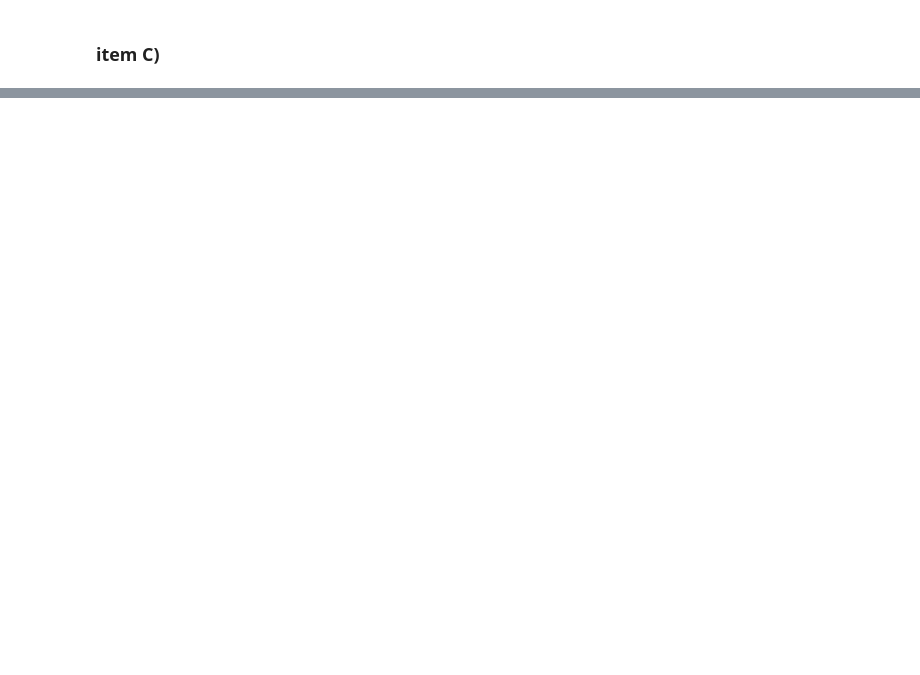
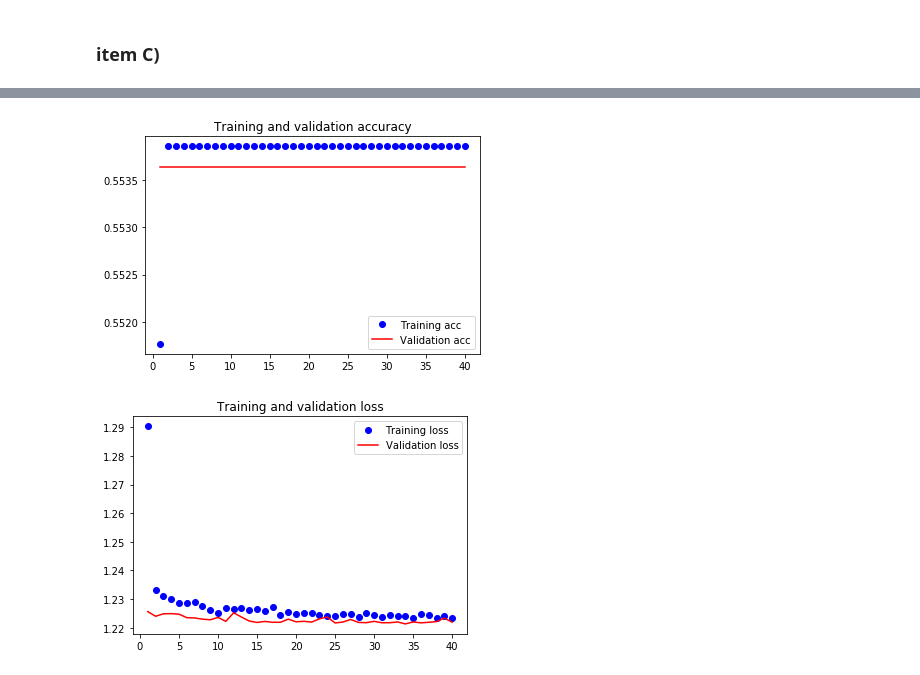
Before and after one commit to viniciusteix/topics-3, a Jupyter notebook: prova2/Prova-q2.ipynb, the cells around one changed output, grey strips where cells are left out. Cells and saved outputs as stored; diff of their text form; code cells hidden in the pictures; blank space fills up the shorter version.

```diff
--- a/prova2/Prova-q2.ipynb
+++ b/prova2/Prova-q2.ipynb
@@ -248,0 +288,4 @@ plotar(acc,loss,40)
+# %%
+model.compile(optimizer=optimizers.Adamax(lr=0.001),loss='sparse_categorical_crossentropy', metrics=['acc'])
+# %%
+history = model.fit(X_train, y_train, epochs=40, batch_size=128,validation_data=(X_val,y_val))
@@ -248,0 +310,3 @@ plotar(acc,loss,40)
+# %%
+loss, acc = model.evaluate(X_test,y_test)
+print('Loss: {} | Acc: {}'.format(loss,acc))
@@ -248,0 +316,24 @@ plotar(acc,loss,40)
+# %%
+def plotar(history):
+    acc = history.history['acc']
+    val_acc = history.history['val_acc']
+    loss = history.history['loss']
+    val_loss = history.history['val_loss']
+    epochs = range(1, len(acc) + 1)
+
+    plt.plot(epochs, acc, 'bo', label='Training acc')
+    plt.plot(epochs, val_acc, 'r', label='Validation acc')
+    plt.title('Training and validation accuracy')
+    plt.legend()
+    plt.figure()
+
+    plt.plot(epochs, loss, 'bo', label='Training loss')
+    plt.plot(epochs, val_loss, 'r', label='Validation loss')
+    plt.title('Training and validation loss')
+    plt.legend()
+    plt.show()
+# %%
+plotar(history)
+# %% [output]
+[figure, added]
+[figure, added]
```
Also changed, not shown: parts of 11 cells of this notebook.
